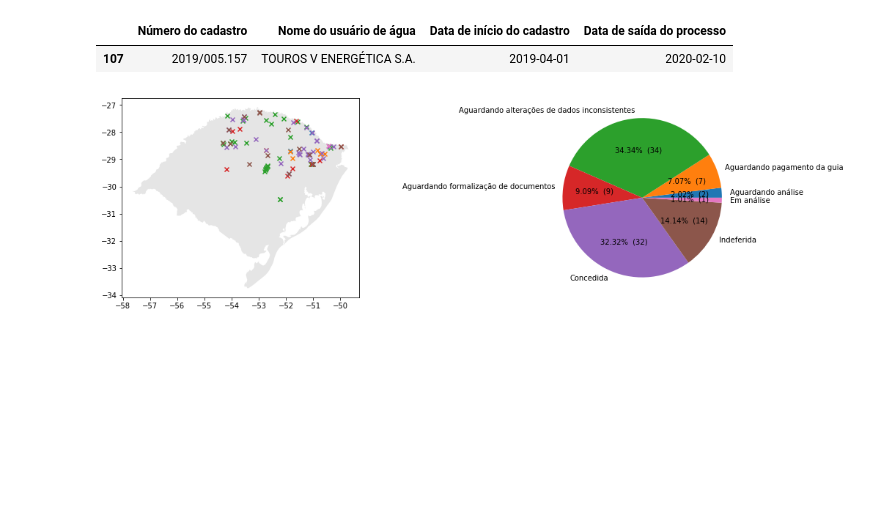
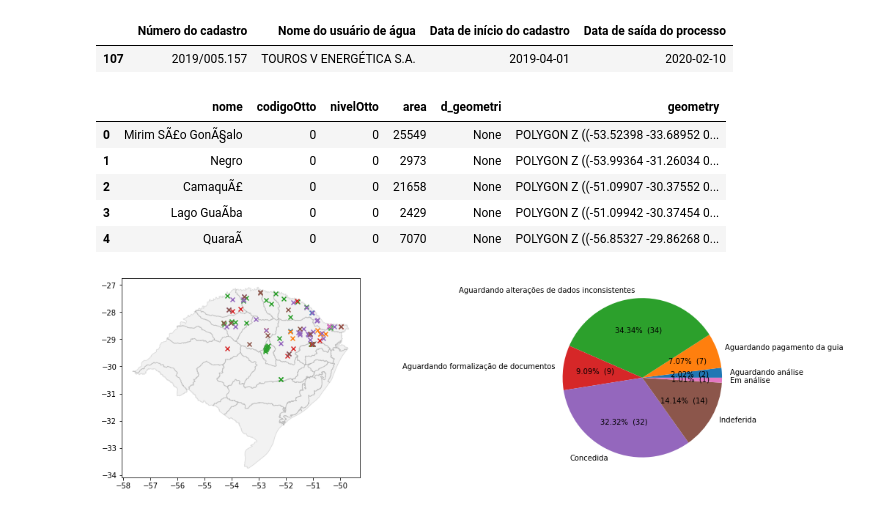
Before and after one commit to robertorolo/KML_from_SIOUT_csv, a Jupyter notebook: KML_SIOUT.ipynb, the cells around one changed output. Drawn from its saved outputs; the diff is of its cells as text; code cells hidden in the pictures; blank space fills up the shorter version.

Commit message:
bacias

```diff
--- a/KML_SIOUT.ipynb
+++ b/KML_SIOUT.ipynb
@@ -93,6 +93,18 @@ aguardando
 # %%
 shp_path = "estados_2010.shp"
 sf = shp.Reader(shp_path)
+# %%
+bacias_path = "Bacia_Hidrografica.shp"
+bacias = geopandas.read_file(bacias_path, )
+# %%
+bacias.head()
+# %% [output]
+|  | nome | codigoOtto | nivelOtto | area | d_geometri | geometry |
+| 0 | Mirim SÃ£o GonÃ§alo | 0 | 0 | 25549 | None | POLYGON Z ((-53.52398 -33.68952 0... |
+| 1 | Negro | 0 | 0 | 2973 | None | POLYGON Z ((-53.99364 -31.26034 0... |
+| 2 | CamaquÃ£ | 0 | 0 | 21658 | None | POLYGON Z ((-51.09907 -30.37552 0... |
+| 3 | Lago GuaÃ­ba | 0 | 0 | 2429 | None | POLYGON Z ((-51.09942 -30.37454 0... |
+| 4 | QuaraÃ­ | 0 | 0 | 7070 | None | POLYGON Z ((-56.85327 -29.86268 0... |
 # %%
 estados = geopandas.read_file(shp_path)
 # %%
```
Also changed, not shown: parts of 1 cell of this notebook, 4 other files.
